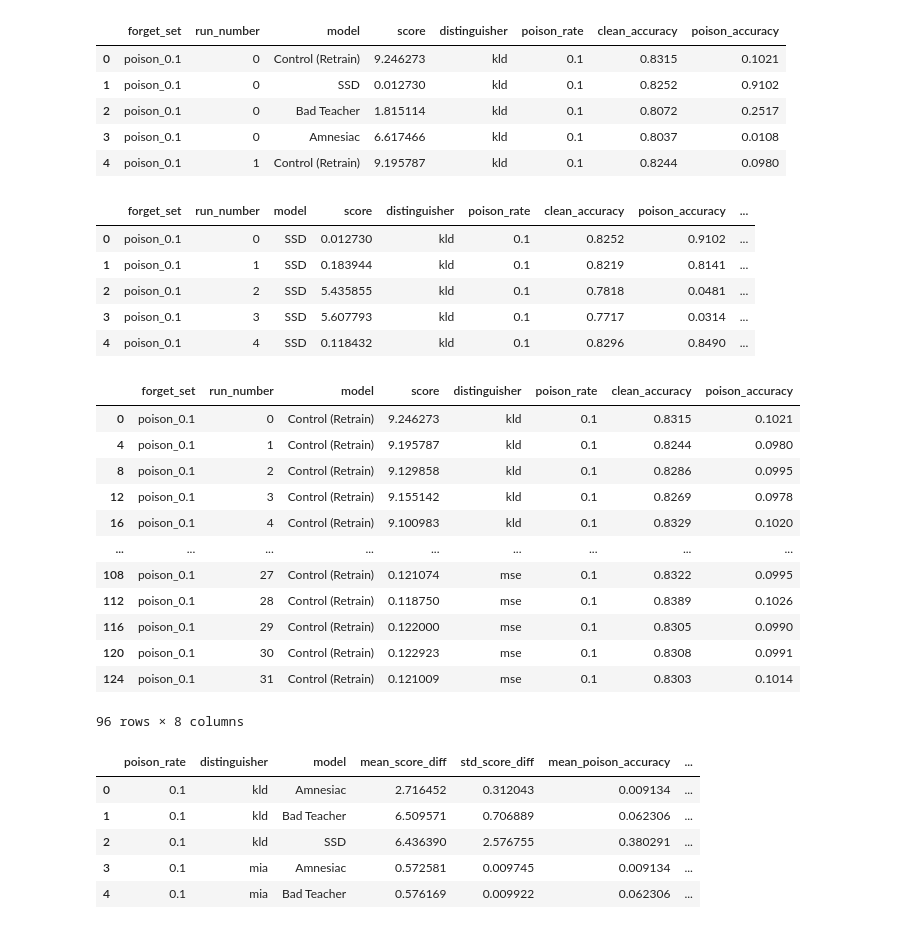
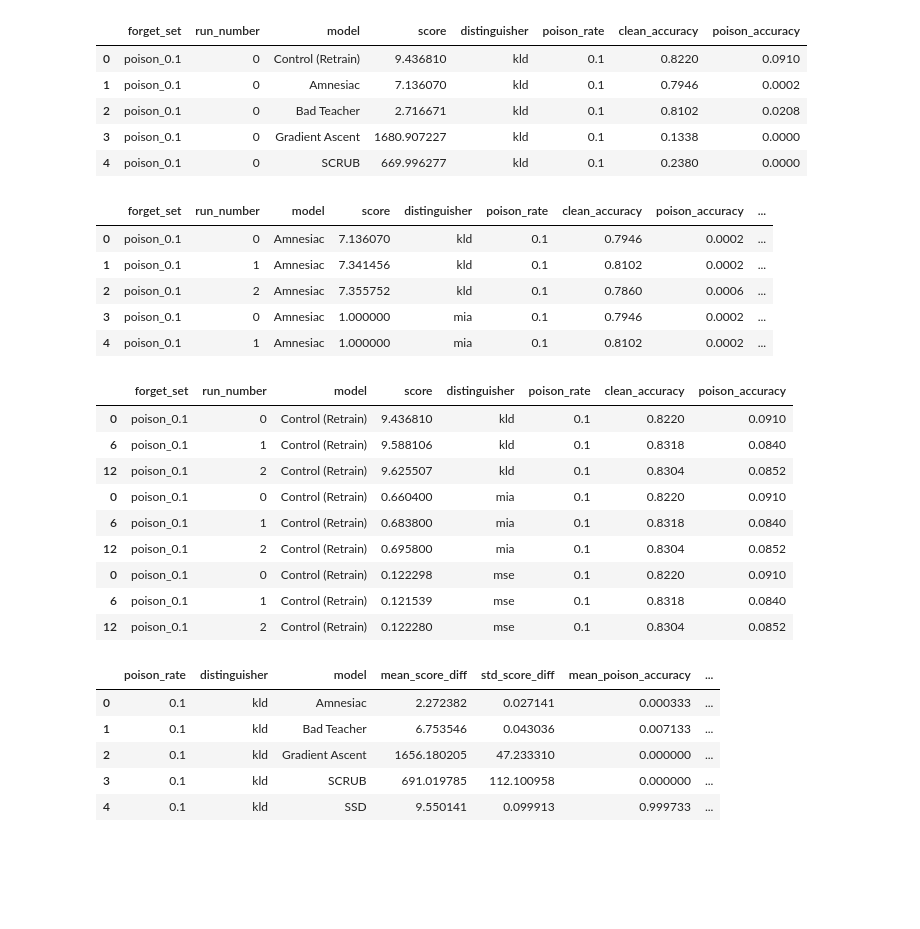
Before and after one commit to PhilMathew/mirror-mirror, a Jupyter notebook: motivation_graphs.ipynb, the cells around one changed output. Cells and saved outputs as stored; diff of their text form; code cells hidden in the pictures; blank space fills up the shorter version.

```diff
--- a/motivation_graphs.ipynb
+++ b/motivation_graphs.ipynb
@@ -10,43 +10,48 @@ name_mapping = {
     'certified_deep_unlearning': 'Certified Deep Unlearning',
     'amnesiac': 'Amnesiac',
     'bad_teacher': 'Bad Teacher',
-    'ssd': "SSD"
+    'ssd': "SSD",
+    'grad_ascent': 'Gradient Ascent',
+    'scrub': 'SCRUB',
+    'swap_test_score': 'SWAP Test'
 }
 # %%
 distinguisher_to_plot = 'kld'
-poison_type = 'badnets'
-experiment_dir = Path(f'/home/unlearning/mirror-mirror/output/{poison_type}_poison_cifar10_resnet18_32_trials')
+# poison_type = 'badnets'
+# experiment_dir = Path(f'/home/unlearning/mirror-mirror/output/{poison_type}_poison_cifar10_resnet18_32_trials')
+# experiment_dir = Path('/home/unlearning/mirror-mirror/gaussian_poison_32_trials')
+experiment_dir = Path('/home/unlearning/mirror-mirror/output/swap_gaussian_32_trials')
 # %%
 distinguisher_dfs = []
 
 # Get the distinguisher data
 for p in experiment_dir.iterdir():
     if p.name.endswith('csv'):
-        distinguisher_name = p.stem.split('_')[0]
+        distinguisher_name = '_'.join(p.stem.split('_')[0:-1])
         distinguisher_df = pd.read_csv(str(p))
         if 'accuracy' not in p.stem.split('_') and 'tpr' not in p.stem.split('_'):
             distinguisher_df['distinguisher'] = [distinguisher_name] * len(distinguisher_df.index)
             distinguisher_df['poison_rate'] = distinguisher_df['forget_set'].apply(lambda x: float(x.split('_')[1]))
             distinguisher_dfs.append(distinguisher_df)
 
 # Add in performance figures
 for df in distinguisher_dfs:
     clean_acc_df = pd.read_csv(str(experiment_dir / 'clean_accuracy_results.csv'))
     poison_acc_df = pd.read_csv(str(experiment_dir / 'poison_accuracy_results.csv'))
     df['clean_accuracy'] = clean_acc_df['score']#.apply(lambda x: x * 100)
     df['poison_accuracy'] = poison_acc_df['score']#.apply(lambda x: x * 100)
 
 data_df = pd.concat(distinguisher_dfs, axis=0)
 data_df['model'] = data_df['model'].apply(lambda x: name_mapping[x])
-data_df = data_df[data_df['poison_rate'] == 0.1]
+# data_df = data_df[data_df['poison_rate'] == 0.1]
 data_df.head()
 # %% [output]
 |  | forget_set | run_number | model | score | distinguisher | poison_rate | clean_accuracy | poison_accuracy |
-| 0 | poison_0.1 | 0 | Control (Retrain) | 9.246273 | kld | 0.1 | 0.8315 | 0.1021 |
-| 1 | poison_0.1 | 0 | SSD | 0.012730 | kld | 0.1 | 0.8252 | 0.9102 |
-| 2 | poison_0.1 | 0 | Bad Teacher | 1.815114 | kld | 0.1 | 0.8072 | 0.2517 |
-| 3 | poison_0.1 | 0 | Amnesiac | 6.617466 | kld | 0.1 | 0.8037 | 0.0108 |
-| 4 | poison_0.1 | 1 | Control (Retrain) | 9.195787 | kld | 0.1 | 0.8244 | 0.0980 |
+| 0 | poison_0.1 | 0 | Control (Retrain) | 9.436810 | kld | 0.1 | 0.8220 | 0.0910 |
+| 1 | poison_0.1 | 0 | Amnesiac | 7.136070 | kld | 0.1 | 0.7946 | 0.0002 |
+| 2 | poison_0.1 | 0 | Bad Teacher | 2.716671 | kld | 0.1 | 0.8102 | 0.0208 |
+| 3 | poison_0.1 | 0 | Gradient Ascent | 1680.907227 | kld | 0.1 | 0.1338 | 0.0000 |
+| 4 | poison_0.1 | 0 | SCRUB | 669.996277 | kld | 0.1 | 0.2380 | 0.0000 |
 # %%
 diffs_dfs = []
 control_scores = data_df[data_df['model'] == 'Control (Retrain)'].reset_index(drop=True)['score']
@@ -61,27 +66,24 @@ diffs_df = pd.concat(diffs_dfs)
 diffs_df.head()
 # %% [output]
 |  | forget_set | run_number | model | score | distinguisher | poison_rate | clean_accuracy | poison_accuracy | ... |
-| 0 | poison_0.1 | 0 | SSD | 0.012730 | kld | 0.1 | 0.8252 | 0.9102 | ... |
-| 1 | poison_0.1 | 1 | SSD | 0.183944 | kld | 0.1 | 0.8219 | 0.8141 | ... |
-| 2 | poison_0.1 | 2 | SSD | 5.435855 | kld | 0.1 | 0.7818 | 0.0481 | ... |
-| 3 | poison_0.1 | 3 | SSD | 5.607793 | kld | 0.1 | 0.7717 | 0.0314 | ... |
-| 4 | poison_0.1 | 4 | SSD | 0.118432 | kld | 0.1 | 0.8296 | 0.8490 | ... |
+| 0 | poison_0.1 | 0 | Amnesiac | 7.136070 | kld | 0.1 | 0.7946 | 0.0002 | ... |
+| 1 | poison_0.1 | 1 | Amnesiac | 7.341456 | kld | 0.1 | 0.8102 | 0.0002 | ... |
+| 2 | poison_0.1 | 2 | Amnesiac | 7.355752 | kld | 0.1 | 0.7860 | 0.0006 | ... |
+| 3 | poison_0.1 | 0 | Amnesiac | 1.000000 | mia | 0.1 | 0.7946 | 0.0002 | ... |
+| 4 | poison_0.1 | 1 | Amnesiac | 1.000000 | mia | 0.1 | 0.8102 | 0.0002 | ... |
 # %%
 data_df[data_df['model'] == 'Control (Retrain)']
 # %% [output]
 |  | forget_set | run_number | model | score | distinguisher | poison_rate | clean_accuracy | poison_accuracy |
-| 0 | poison_0.1 | 0 | Control (Retrain) | 9.246273 | kld | 0.1 | 0.8315 | 0.1021 |
-| 4 | poison_0.1 | 1 | Control (Retrain) | 9.195787 | kld | 0.1 | 0.8244 | 0.0980 |
-| 8 | poison_0.1 | 2 | Control (Retrain) | 9.129858 | kld | 0.1 | 0.8286 | 0.0995 |
-| 12 | poison_0.1 | 3 | Control (Retrain) | 9.155142 | kld | 0.1 | 0.8269 | 0.0978 |
-| 16 | poison_0.1 | 4 | Control (Retrain) | 9.100983 | kld | 0.1 | 0.8329 | 0.1020 |
-| ... | ... | ... | ... | ... | ... | ... | ... | ... |
-| 108 | poison_0.1 | 27 | Control (Retrain) | 0.121074 | mse | 0.1 | 0.8322 | 0.0995 |
-| 112 | poison_0.1 | 28 | Control (Retrain) | 0.118750 | mse | 0.1 | 0.8389 | 0.1026 |
-| 116 | poison_0.1 | 29 | Control (Retrain) | 0.122000 | mse | 0.1 | 0.8305 | 0.0990 |
-| 120 | poison_0.1 | 30 | Control (Retrain) | 0.122923 | mse | 0.1 | 0.8308 | 0.0991 |
-| 124 | poison_0.1 | 31 | Control (Retrain) | 0.121009 | mse | 0.1 | 0.8303 | 0.1014 |
+| 0 | poison_0.1 | 0 | Control (Retrain) | 9.436810 | kld | 0.1 | 0.8220 | 0.0910 |
+| 6 | poison_0.1 | 1 | Control (Retrain) | 9.588106 | kld | 0.1 | 0.8318 | 0.0840 |
+| 12 | poison_0.1 | 2 | Control (Retrain) | 9.625507 | kld | 0.1 | 0.8304 | 0.0852 |
+| 0 | poison_0.1 | 0 | Control (Retrain) | 0.660400 | mia | 0.1 | 0.8220 | 0.0910 |
+| 6 | poison_0.1 | 1 | Control (Retrain) | 0.683800 | mia | 0.1 | 0.8318 | 0.0840 |
+| 12 | poison_0.1 | 2 | Control (Retrain) | 0.695800 | mia | 0.1 | 0.8304 | 0.0852 |
+| 0 | poison_0.1 | 0 | Control (Retrain) | 0.122298 | mse | 0.1 | 0.8220 | 0.0910 |
+| 6 | poison_0.1 | 1 | Control (Retrain) | 0.121539 | mse | 0.1 | 0.8318 | 0.0840 |
+| 12 | poison_0.1 | 2 | Control (Retrain) | 0.122280 | mse | 0.1 | 0.8304 | 0.0852 |
-96 rows × 8 columns
 # %%
 diffs_plot_df = diffs_df.drop(['forget_set'], axis=1)
 diffs_plot_df = diffs_plot_df.groupby(['poison_rate', 'distinguisher', 'model']).agg(
@@ -95,8 +97,8 @@ diffs_plot_df = diffs_plot_df.groupby(['poison_rate', 'distinguisher', 'model'])
 diffs_plot_df.head()
 # %% [output]
 |  | poison_rate | distinguisher | model | mean_score_diff | std_score_diff | mean_poison_accuracy | ... |
-| 0 | 0.1 | kld | Amnesiac | 2.716452 | 0.312043 | 0.009134 | ... |
-| 1 | 0.1 | kld | Bad Teacher | 6.509571 | 0.706889 | 0.062306 | ... |
-| 2 | 0.1 | kld | SSD | 6.436390 | 2.576755 | 0.380291 | ... |
-| 3 | 0.1 | mia | Amnesiac | 0.572581 | 0.009745 | 0.009134 | ... |
-| 4 | 0.1 | mia | Bad Teacher | 0.576169 | 0.009922 | 0.062306 | ... |
+| 0 | 0.1 | kld | Amnesiac | 2.272382 | 0.027141 | 0.000333 | ... |
+| 1 | 0.1 | kld | Bad Teacher | 6.753546 | 0.043036 | 0.007133 | ... |
+| 2 | 0.1 | kld | Gradient Ascent | 1656.180205 | 47.233310 | 0.000000 | ... |
+| 3 | 0.1 | kld | SCRUB | 691.019785 | 112.100958 | 0.000000 | ... |
+| 4 | 0.1 | kld | SSD | 9.550141 | 0.099913 | 0.999733 | ... |
```
Also changed, not shown: parts of 9 cells of this notebook, 10 other files.
